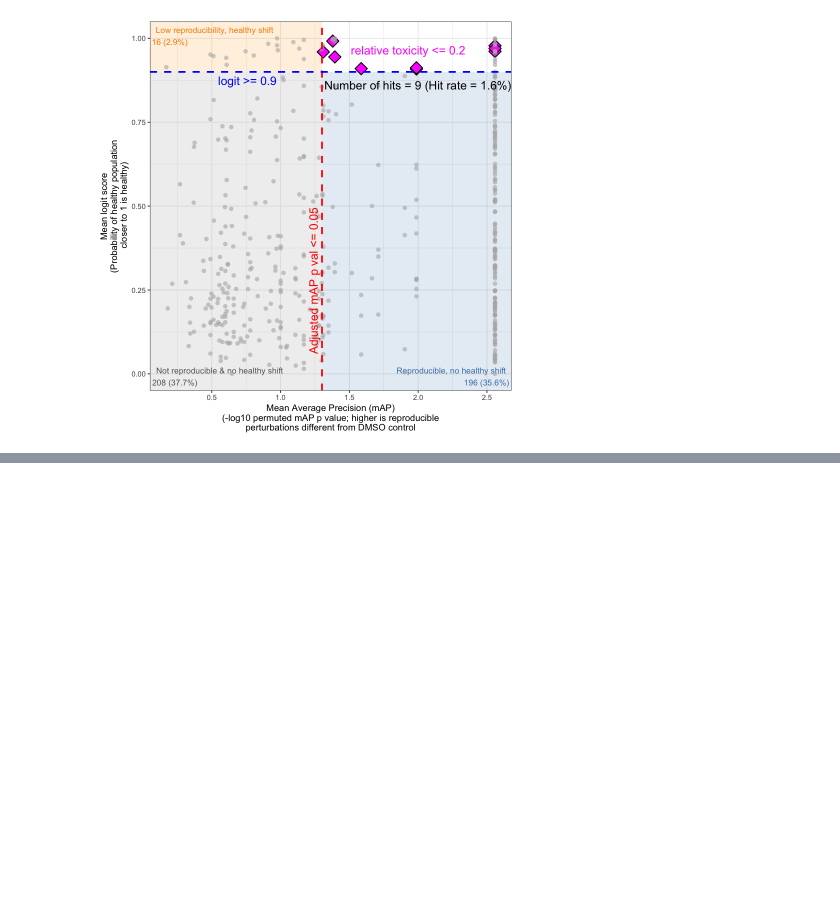
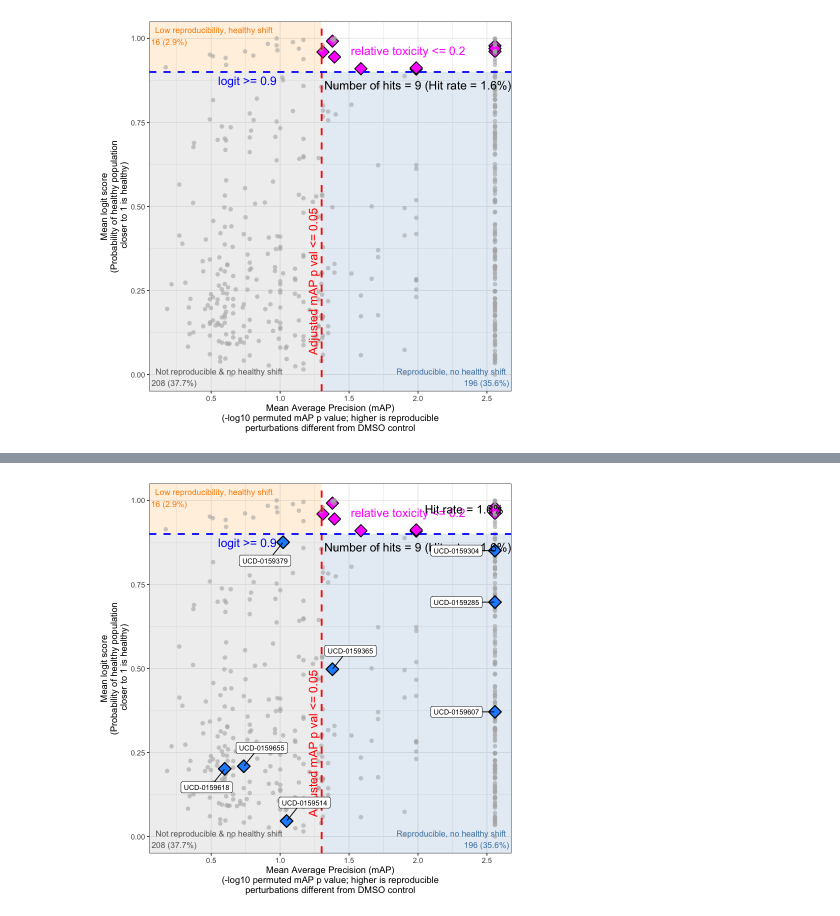
Before and after one commit to wli51/targeted_fibrosis_drug_screen, a Jupyter notebook: 3a.train_dmso_logistic_regression_models/train_platemapwise_model/6.hit_visualization_summary.ipynb, the cells around one changed output, grey strips where cells are left out. Cells and saved outputs as stored; diff of their text form; code cells hidden in the pictures; blank space fills up the shorter version.

Commit message:
add highlighted figure

```diff
--- a/3a.train_dmso_logistic_regression_models/train_platemapwise_model/6.hit_visualization_summary.ipynb
+++ b/3a.train_dmso_logistic_regression_models/train_platemapwise_model/6.hit_visualization_summary.ipynb
@@ -117,3 +123,77 @@ Warning message:
 “Removed 101 rows containing missing values or values outside the scale range
 (`geom_point()`).”
 [figure]
+# %%
+highlight_compounds <- c(
+    "UCD-0159285", "UCD-0159379", "UCD-0159304", "UCD-0159655",
+    "UCD-0159618", "UCD-0159514", "UCD-0159365", "UCD-0159607",
+    "UCD-0159372"
+)
+
+n_hits <- sum(hit_df$`-log10(p-value)` >= map_threshold & hit_df$mean_logit_score >= logit_threshold & hit_df$mean_relative_cell_count >= 0.8, na.rm = TRUE)
+hit_rate <- round(n_hits / nrow(hit_df) * 100, 1)
+
+n_total <- nrow(hit_df)
+n_ll <- sum(hit_df$`-log10(p-value)` < map_threshold & hit_df$mean_logit_score < logit_threshold, na.rm = TRUE)
+n_lr <- sum(hit_df$`-log10(p-value)` >= map_threshold & hit_df$mean_logit_score < logit_threshold, na.rm = TRUE)
+n_tl <- sum(hit_df$`-log10(p-value)` < map_threshold & hit_df$mean_logit_score >= logit_threshold, na.rm = TRUE)
+
+pct <- function(n) paste0(n, " (", round(n / n_total * 100, 1), "%)")
+
+plot_df <- hit_df |> dplyr::mutate(
+    significant = `-log10(p-value)` >= map_threshold & mean_logit_score >= logit_threshold & mean_relative_cell_count >= 0.8,
+    highlighted = Metadata_treatment %in% highlight_compounds
+)
+
+highlight_df <- plot_df |> dplyr::filter(highlighted)
+
+(
+    ggplot(plot_df, aes(x = `-log10(p-value)`, y = mean_logit_score))
+    + annotate("rect", xmin = -Inf, xmax = map_threshold, ymin = -Inf, ymax = logit_threshold,
+               fill = "grey80", alpha = 0.3)
+    + annotate("rect", xmin = map_threshold, xmax = Inf, ymin = -Inf, ymax = logit_threshold,
+               fill = "steelblue", alpha = 0.15)
+    + annotate("rect", xmin = -Inf, xmax = map_threshold, ymin = logit_threshold, ymax = Inf,
+               fill = "orange", alpha = 0.15)
+    + annotate("text", x = -Inf, y = -Inf,
+               label = paste0("Not reproducible & no healthy shift\n", pct(n_ll)),
+               hjust = -0.05, vjust = -0.3, size = 3.5, color = "grey40")
+    + annotate("text", x = Inf, y = -Inf,
+               label = paste0("Reproducible, no healthy shift\n", pct(n_lr)),
+               hjust = 1.05, vjust = -0.3, size = 3.5, color = "steelblue")
+    + annotate("text", x = -Inf, y = Inf,
+               label = paste0("Low reproducibility, healthy shift\n", pct(n_tl)),
+               hjust = -0.05, vjust = 1.3, size = 3.5, color = "darkorange")
+    + geom_point(aes(color = significant, fill = significant, alpha = significant,
+                     shape = significant, size = significant), stroke = 0.8)
+    + geom_point(data = highlight_df, color = "black", fill = "dodgerblue",
+                 shape = 23, size = 5, stroke = 1)
+    + theme_bw()
+    + scale_color_manual(values = c("TRUE" = "black", "FALSE" = "grey70"), guide = "none")
+    + scale_fill_manual(values = c("TRUE" = "magenta", "FALSE" = "grey70"), guide = "none")
+    + scale_alpha_manual(values = c("TRUE" = 1, "FALSE" = 0.6), guide = "none")
+    + scale_shape_manual(values = c("TRUE" = 23, "FALSE" = 16), guide = "none")
+    + scale_size_manual(values = c("TRUE" = 5, "FALSE" = 2), guide = "none")
+    + xlab("Mean Average Precision (mAP)\n(-log10 permuted mAP p value; higher is reproducible\nperturbations different from DMSO control")
+    + ylab("Mean logit score\n(Probability of healthy population\n closer to 1 is healthy)")
+    + geom_vline(xintercept = map_threshold, linetype = "dashed", color = "red", lwd = 1)
+    + geom_hline(yintercept = logit_threshold, linetype = "dashed", color = "blue", lwd = 1)
+    + annotate("text", x = map_threshold, y = -Inf,
+               label = "Adjusted mAP p val <= 0.05",
+               color = "red", hjust = -0.25, vjust = -0.5, angle = 90, size = 5)
+    + annotate("text", x = Inf, y = logit_threshold, label = paste0("logit >= ", logit_threshold),
+               color = "blue", hjust = 5, vjust = 1.5, size = 5)
+    + annotate("text", x = Inf, y = 0.75, label = "relative toxicity <= 0.2",
+               color = "magenta", hjust = 1.4, vjust = -8, size = 5)
+    + annotate("text", x = Inf, y = Inf, label = paste0("Number of hits = ", n_hits, " (Hit rate = ", hit_rate, "%)"),
+               hjust = 1, vjust = 8, size = 5)
+    + annotate("text", x = Inf, y = Inf, label = paste0("Hit rate = ", hit_rate, "%"),
+               hjust = 1.1, vjust = 3.5, size = 5)
+    + theme(legend.position = "none")
+    + ggrepel::geom_label_repel(data = highlight_df, aes(label = Metadata_treatment),
+                            size = 3, color = "black", fill = "white",
+                            box.padding = 1, max.overlaps = 20)
+)
+
+ggsave("hit_calling_2d_highlighted.png", dpi = 300, width = 8, height = 6)
+# %% [output]
@@ -120,3 +218,4 @@ Warning message:
+[figure, added]
 # %%
 plot_hit_df <- hit_df |> dplyr::mutate(significant = `-log10(p-value)` >= map_threshold & mean_logit_score >= logit_threshold & mean_relative_cell_count >= 0.8)
 
```
Also changed, not shown: parts of 4 cells of this notebook, 2 other files.
